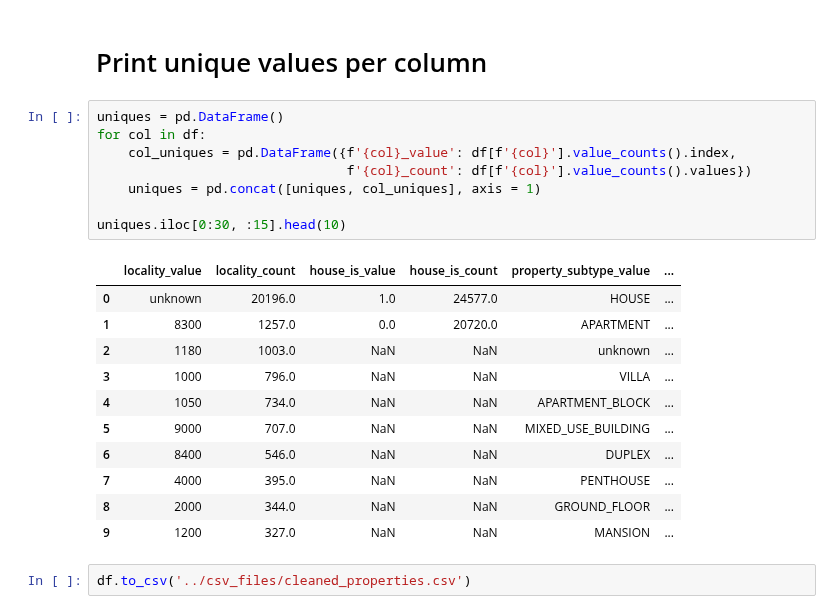
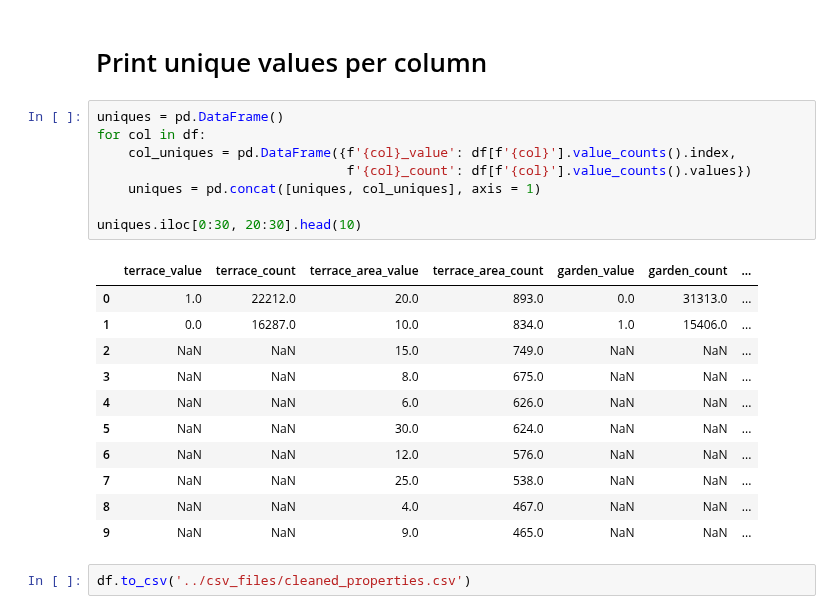
Before and after one commit to phfimmers/Data_visualization, a Jupyter notebook: Data-Cleaning/combined_data_cleaning.ipynb, the cells around one changed output. Saved outputs shown, nothing was run; the diff lists cells and outputs as text.

```diff
--- a/Data-Cleaning/combined_data_cleaning.ipynb
+++ b/Data-Cleaning/combined_data_cleaning.ipynb
@@ -590,22 +590,22 @@ df['region'] = df['locality'].apply(get_region)
 # %%
 uniques = pd.DataFrame()
 for col in df:
     col_uniques = pd.DataFrame({f'{col}_value': df[f'{col}'].value_counts().index,
                                 f'{col}_count': df[f'{col}'].value_counts().values})
     uniques = pd.concat([uniques, col_uniques], axis = 1)
 
-uniques.iloc[0:30, :15].head(10)
+uniques.iloc[0:30, 20:30].head(10)
 # %% [output]
-|  | locality_value | locality_count | house_is_value | house_is_count | property_subtype_value | ... |
-| 0 | unknown | 20196.0 | 1.0 | 24577.0 | HOUSE | ... |
-| 1 | 8300 | 1257.0 | 0.0 | 20720.0 | APARTMENT | ... |
-| 2 | 1180 | 1003.0 | NaN | NaN | unknown | ... |
-| 3 | 1000 | 796.0 | NaN | NaN | VILLA | ... |
-| 4 | 1050 | 734.0 | NaN | NaN | APARTMENT_BLOCK | ... |
-| 5 | 9000 | 707.0 | NaN | NaN | MIXED_USE_BUILDING | ... |
-| 6 | 8400 | 546.0 | NaN | NaN | DUPLEX | ... |
-| 7 | 4000 | 395.0 | NaN | NaN | PENTHOUSE | ... |
-| 8 | 2000 | 344.0 | NaN | NaN | GROUND_FLOOR | ... |
-| 9 | 1200 | 327.0 | NaN | NaN | MANSION | ... |
+|  | terrace_value | terrace_count | terrace_area_value | terrace_area_count | garden_value | garden_count | ... |
+| 0 | 1.0 | 22212.0 | 20.0 | 893.0 | 0.0 | 31313.0 | ... |
+| 1 | 0.0 | 16287.0 | 10.0 | 834.0 | 1.0 | 15406.0 | ... |
+| 2 | NaN | NaN | 15.0 | 749.0 | NaN | NaN | ... |
+| 3 | NaN | NaN | 8.0 | 675.0 | NaN | NaN | ... |
+| 4 | NaN | NaN | 6.0 | 626.0 | NaN | NaN | ... |
+| 5 | NaN | NaN | 30.0 | 624.0 | NaN | NaN | ... |
+| 6 | NaN | NaN | 12.0 | 576.0 | NaN | NaN | ... |
+| 7 | NaN | NaN | 25.0 | 538.0 | NaN | NaN | ... |
+| 8 | NaN | NaN | 4.0 | 467.0 | NaN | NaN | ... |
+| 9 | NaN | NaN | 9.0 | 465.0 | NaN | NaN | ... |
 # %%
 df.to_csv('../csv_files/cleaned_properties.csv')
```
Also changed, not shown: parts of 1 cell of this notebook, 2 other files.
